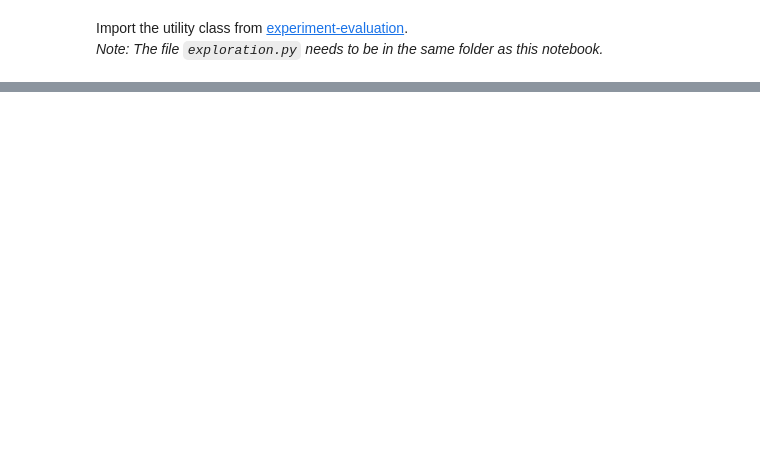
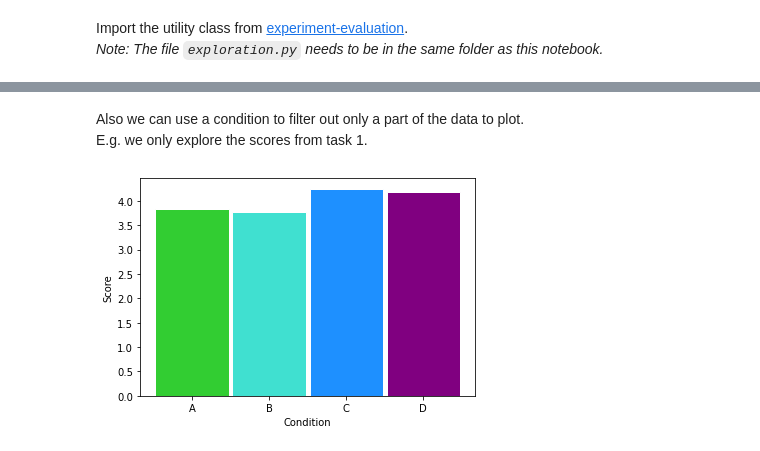
Before and after one commit to MarcRuble/experiment-evaluation, a Jupyter notebook: Exploration.ipynb, the cells around one changed output, grey strips where cells are left out. Cells and saved outputs as stored; diff of their text form; code cells hidden in the pictures; blank space fills up the shorter version.

```diff
--- a/Exploration.ipynb
+++ b/Exploration.ipynb
@@ -90,0 +236,7 @@ Name: Participant, dtype: int64
+# %% [markdown]
+Also we can use a condition to filter out only a part of the data to plot.\
+E.g. we only explore the scores from task 1.
+# %%
+expl.barplot('Condition', 'Score', condition=('Task', 1))
+# %% [output]
+[figure, added]
```
Also changed, not shown: parts of 40 cells of this notebook, 8 other files.
